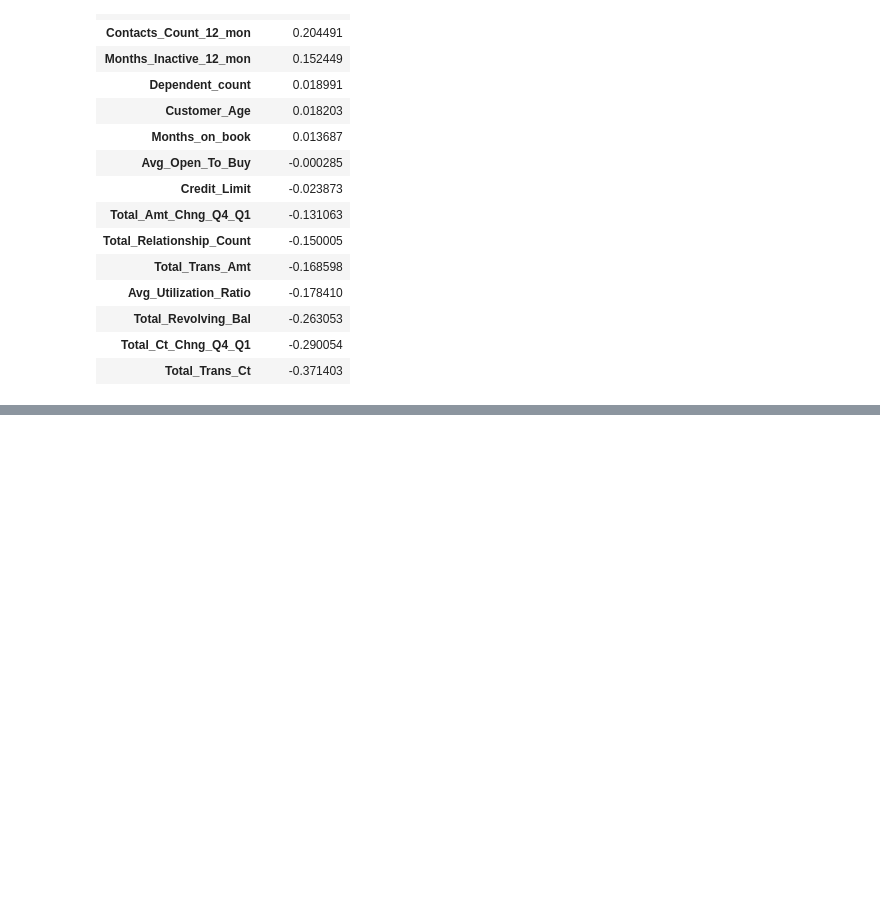
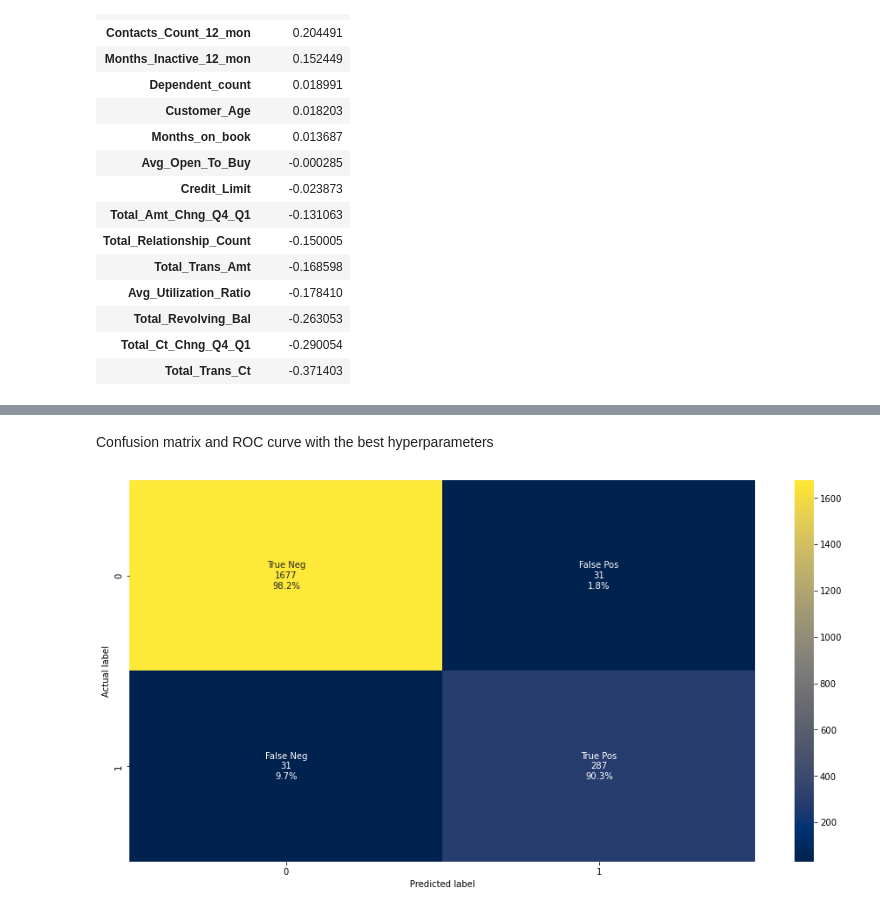
Before and after one commit to johmakinen/Various_projects, a Jupyter notebook: Notebooks/Credit_card_churn.ipynb, the cells around one changed output, grey strips where cells are left out. Saved outputs shown, nothing was run; the diff lists cells and outputs as text; code cells hidden in the pictures; blank space fills up the shorter version.

```diff
--- a/Notebooks/Credit_card_churn.ipynb
+++ b/Notebooks/Credit_card_churn.ipynb
@@ -199,0 +342,6 @@ The Target label seems to correlate most with
+# %% [markdown]
+Confusion matrix and ROC curve with the best hyperparameters
+# %%
+plot_confusion(xgb_cv.predict(X_test),y_test)
+# %% [output]
+[figure, added]
```
Also changed, not shown: parts of 27 cells of this notebook.
